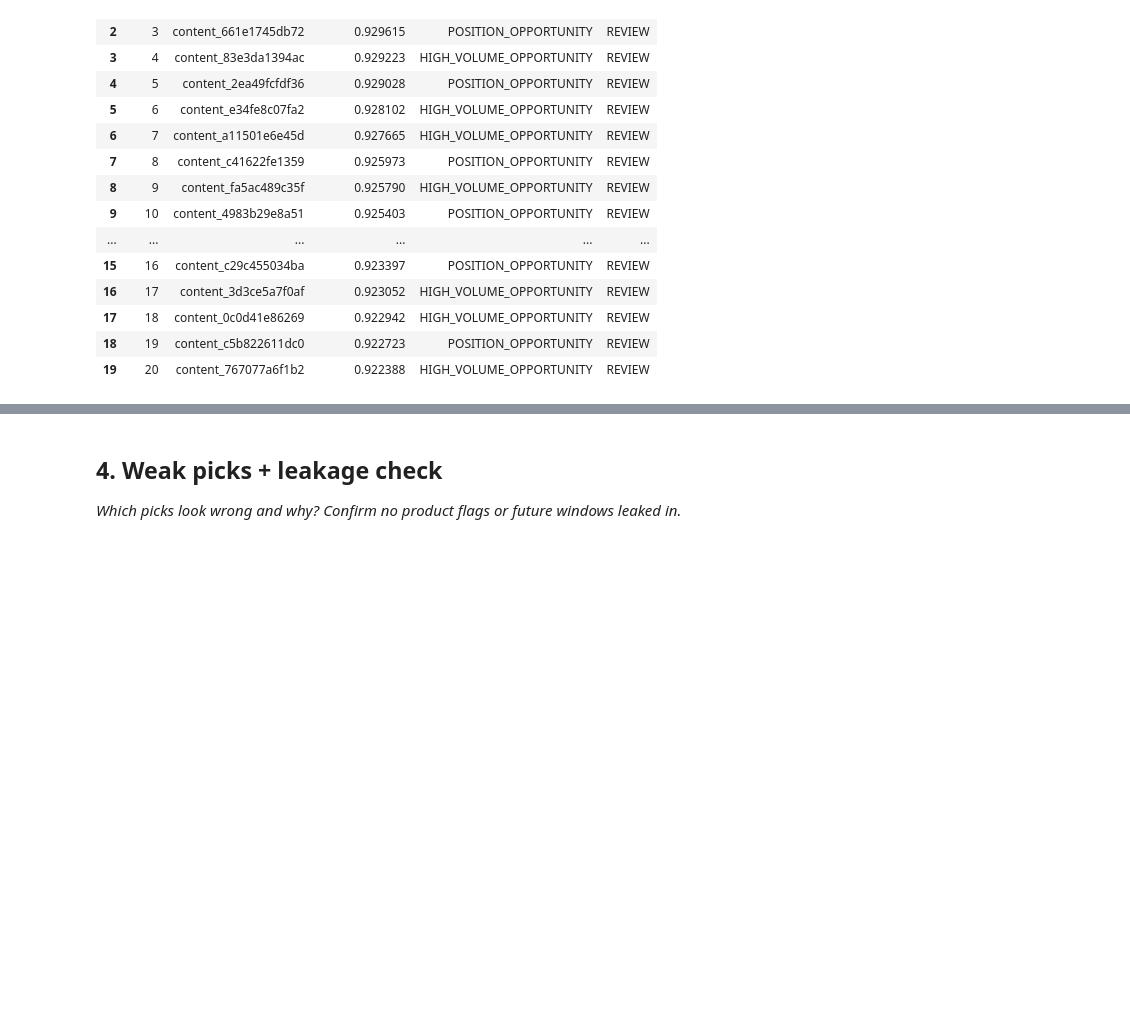
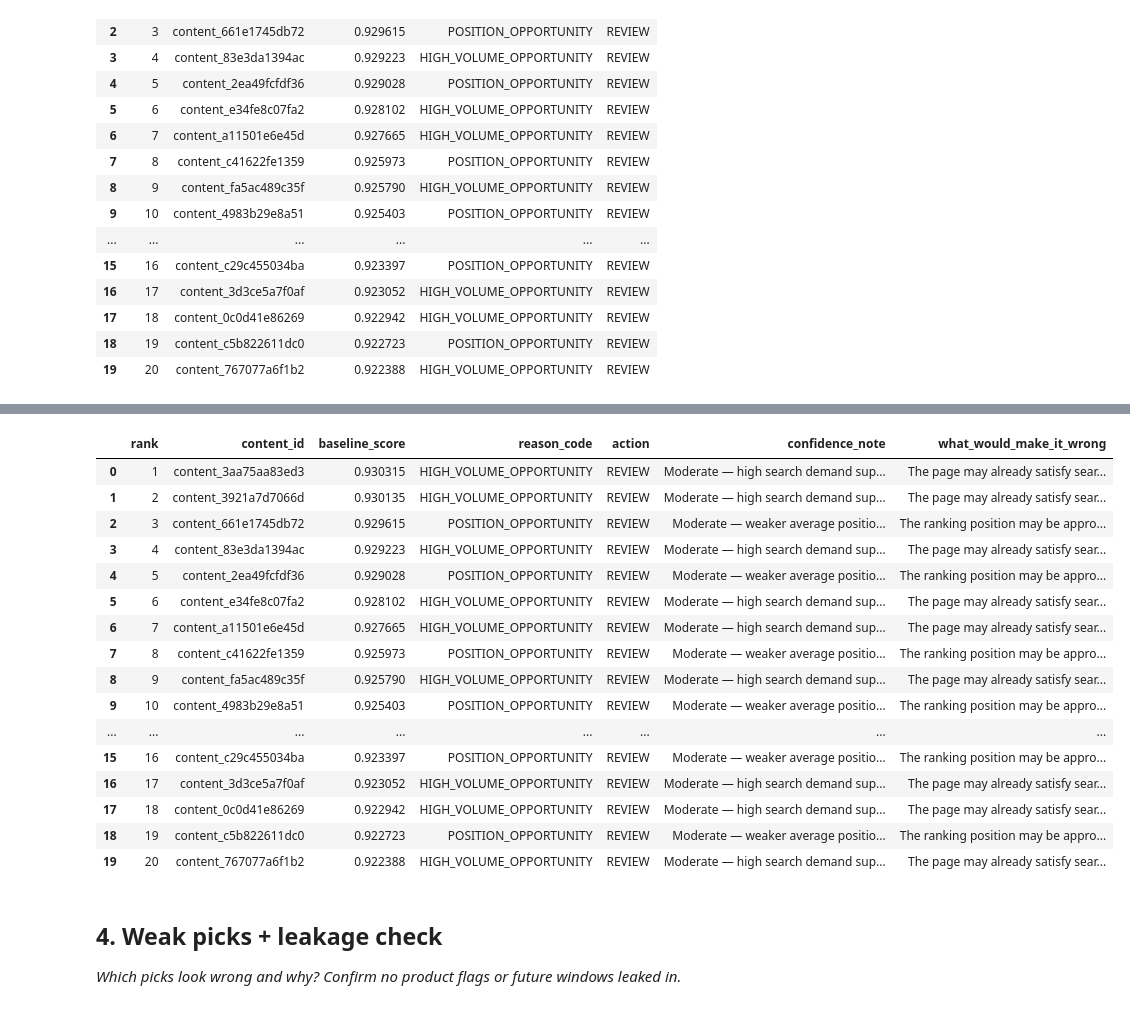
Before and after one commit to rishipatel092005/Fly-Rank-, a Jupyter notebook: work/notebooks/w04_baseline_score.ipynb, the cells around one changed output, grey strips where cells are left out. Saved outputs shown, nothing was run; the diff lists cells and outputs as text; code cells hidden in the pictures; blank space fills up the shorter version.

```diff
--- a/work/notebooks/w04_baseline_score.ipynb
+++ b/work/notebooks/w04_baseline_score.ipynb
@@ -182,3 +307,81 @@ display(top20)
+# %%
+top20_review = top20.copy()
+
+def confidence_note(reason):
+    if reason == "HIGH_VOLUME_OPPORTUNITY":
+        return (
+            "Moderate — high search demand supports review priority, "
+            "but demand alone does not prove a refresh is needed."
+        )
+    elif reason == "CTR_OPPORTUNITY":
+        return (
+            "Moderate — relatively low CTR suggests an opportunity, "
+            "but CTR can vary with query intent and SERP features."
+        )
+    elif reason == "POSITION_OPPORTUNITY":
+        return (
+            "Moderate — weaker average position supports review, "
+            "but position alone does not prove content quality is the issue."
+        )
+    return "Low to moderate — requires human review."
+
+def wrong_reason(reason):
+    if reason == "HIGH_VOLUME_OPPORTUNITY":
+        return (
+            "The page may already satisfy search intent despite having "
+            "high search demand."
+        )
+    elif reason == "CTR_OPPORTUNITY":
+        return (
+            "Low CTR may be caused by query mix or SERP characteristics "
+            "rather than weak content."
+        )
+    elif reason == "POSITION_OPPORTUNITY":
+        return (
+            "The ranking position may be appropriate for the query, "
+            "so a content refresh may not improve it."
+        )
+    return "The observed signal may have another explanation."
+
+top20_review["confidence_note"] = top20_review["reason_code"].apply(
+    confidence_note
+)
+
+top20_review["what_would_make_it_wrong"] = top20_review["reason_code"].apply(
+    wrong_reason
+)
+
+top20_review = top20_review[
+    [
+        "rank",
+        "content_id",
+        "baseline_score",
+        "reason_code",
+        "action",
+        "confidence_note",
+        "what_would_make_it_wrong"
+    ]
+]
+
+display(top20_review)
+# %% [output]
+|  | rank | content_id | baseline_score | reason_code | action | confidence_note | what_would_make_it_wrong |
+| 0 | 1 | content_3aa75aa83ed3 | 0.930315 | HIGH_VOLUME_OPPORTUNITY | REVIEW | Moderate — high search demand sup... | The page may already satisfy sear... |
+| 1 | 2 | content_3921a7d7066d | 0.930135 | HIGH_VOLUME_OPPORTUNITY | REVIEW | Moderate — high search demand sup... | The page may already satisfy sear... |
+| 2 | 3 | content_661e1745db72 | 0.929615 | POSITION_OPPORTUNITY | REVIEW | Moderate — weaker average positio... | The ranking position may be appro... |
+| 3 | 4 | content_83e3da1394ac | 0.929223 | HIGH_VOLUME_OPPORTUNITY | REVIEW | Moderate — high search demand sup... | The page may already satisfy sear... |
+| 4 | 5 | content_2ea49fcfdf36 | 0.929028 | POSITION_OPPORTUNITY | REVIEW | Moderate — weaker average positio... | The ranking position may be appro... |
+| 5 | 6 | content_e34fe8c07fa2 | 0.928102 | HIGH_VOLUME_OPPORTUNITY | REVIEW | Moderate — high search demand sup... | The page may already satisfy sear... |
+| 6 | 7 | content_a11501e6e45d | 0.927665 | HIGH_VOLUME_OPPORTUNITY | REVIEW | Moderate — high search demand sup... | The page may already satisfy sear... |
+| 7 | 8 | content_c41622fe1359 | 0.925973 | POSITION_OPPORTUNITY | REVIEW | Moderate — weaker average positio... | The ranking position may be appro... |
+| 8 | 9 | content_fa5ac489c35f | 0.925790 | HIGH_VOLUME_OPPORTUNITY | REVIEW | Moderate — high search demand sup... | The page may already satisfy sear... |
+| 9 | 10 | content_4983b29e8a51 | 0.925403 | POSITION_OPPORTUNITY | REVIEW | Moderate — weaker average positio... | The ranking position may be appro... |
+| ... | ... | ... | ... | ... | ... | ... | ... |
+| 15 | 16 | content_c29c455034ba | 0.923397 | POSITION_OPPORTUNITY | REVIEW | Moderate — weaker average positio... | The ranking position may be appro... |
+| 16 | 17 | content_3d3ce5a7f0af | 0.923052 | HIGH_VOLUME_OPPORTUNITY | REVIEW | Moderate — high search demand sup... | The page may already satisfy sear... |
+| 17 | 18 | content_0c0d41e86269 | 0.922942 | HIGH_VOLUME_OPPORTUNITY | REVIEW | Moderate — high search demand sup... | The page may already satisfy sear... |
+| 18 | 19 | content_c5b822611dc0 | 0.922723 | POSITION_OPPORTUNITY | REVIEW | Moderate — weaker average positio... | The ranking position may be appro... |
+| 19 | 20 | content_767077a6f1b2 | 0.922388 | HIGH_VOLUME_OPPORTUNITY | REVIEW | Moderate — high search demand sup... | The page may already satisfy sear... |
 # %% [markdown]
 ## 4. Weak picks + leakage check
 
```
Also changed, not shown: parts of 7 cells of this notebook.
